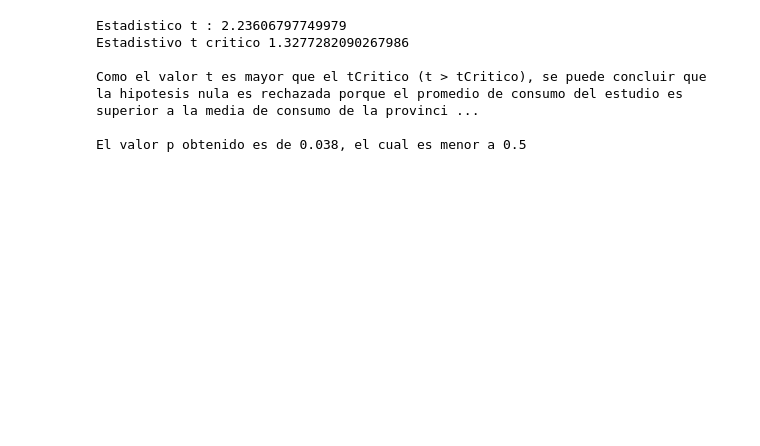
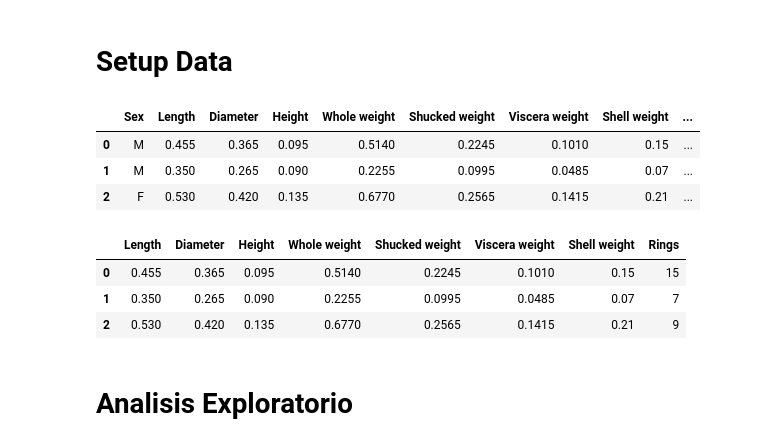
Before and after one commit to Rwyld/Data-Science-Models, a Jupyter notebook: Modelos/KNN/KNN.ipynb, the cells around one changed output. Drawn from its saved outputs; the diff is of its cells as text; code cells hidden in the pictures; blank space fills up the shorter version.

```diff
--- a/Modelos/KNN/KNN.ipynb
+++ b/Modelos/KNN/KNN.ipynb
@@ -1,38 +1,27 @@
-# %%
-import numpy as np
-import scipy.stats as ss
-
-mu = 721
-n = 20
-empleados = [710,732,654,760,774,675,757,718,814,755,736,774,768,770,677,747,823,660,797,796]
-
-media = round(np.array(empleados).mean())
-des = round(np.array(empleados).std())
-
-#a
-a = 0.1
-
-#Ho : mu = 721
-#Hi : mu != 721
-
-t = (media - mu) / (des/20**0.5)
-
-tCritico = ss.t.ppf(1-a, 19)
-
-print(f"Estadistico t : {t}")
-print(f"Estadistivo t critico {tCritico}\n")
-
-print(f"Como el valor t es mayor que el tCritico (t > tCritico), se puede concluir que la hipotesis nula es rechazada porque el promedio de consumo del estudio es superior a la media de consumo de la provincia\n")
-
-#b
-p = round(ss.t.sf(t, 19)*2,3)
-p
-
-print(f"El valor p obtenido es de {p}, el cual es menor a 0.5")
-# %% [output]
-Estadistico t : 2.23606797749979
-Estadistivo t critico 1.3277282090267986
-
-Como el valor t es mayor que el tCritico (t > tCritico), se puede concluir que la hipotesis nula es rechazada porque el promedio de consumo del estudio es superior a la media de consumo de la provinci ...
-
-El valor p obtenido es de 0.038, el cual es menor a 0.5
+# %% [markdown]
+# **Setup Data**
+# %%
+import pandas as pd
+import numpy as np
+import seaborn as sns
+import matplotlib.pyplot as plt
+
+url = ("https://archive.ics.uci.edu/ml/machine-learning-databases/abalone/abalone.data")
+abalone = pd.read_csv(url, header=None)
+abalone.columns = ["Sex","Length","Diameter","Height","Whole weight","Shucked weight","Viscera weight","Shell weight","Rings",]
+abalone.head(3)
+# %% [output]
+|  | Sex | Length | Diameter | Height | Whole weight | Shucked weight | Viscera weight | Shell weight | ... |
+| 0 | M | 0.455 | 0.365 | 0.095 | 0.5140 | 0.2245 | 0.1010 | 0.15 | ... |
+| 1 | M | 0.350 | 0.265 | 0.090 | 0.2255 | 0.0995 | 0.0485 | 0.07 | ... |
+| 2 | F | 0.530 | 0.420 | 0.135 | 0.6770 | 0.2565 | 0.1415 | 0.21 | ... |
+# %%
+abalone = abalone.drop('Sex', axis=1)
+abalone.head(3)
+# %% [output]
+|  | Length | Diameter | Height | Whole weight | Shucked weight | Viscera weight | Shell weight | Rings |
+| 0 | 0.455 | 0.365 | 0.095 | 0.5140 | 0.2245 | 0.1010 | 0.15 | 15 |
+| 1 | 0.350 | 0.265 | 0.090 | 0.2255 | 0.0995 | 0.0485 | 0.07 | 7 |
+| 2 | 0.530 | 0.420 | 0.135 | 0.6770 | 0.2565 | 0.1415 | 0.21 | 9 |
+# %% [markdown]
+# **Analisis Exploratorio**
```
Also changed, not shown: parts of 18 cells of this notebook.
